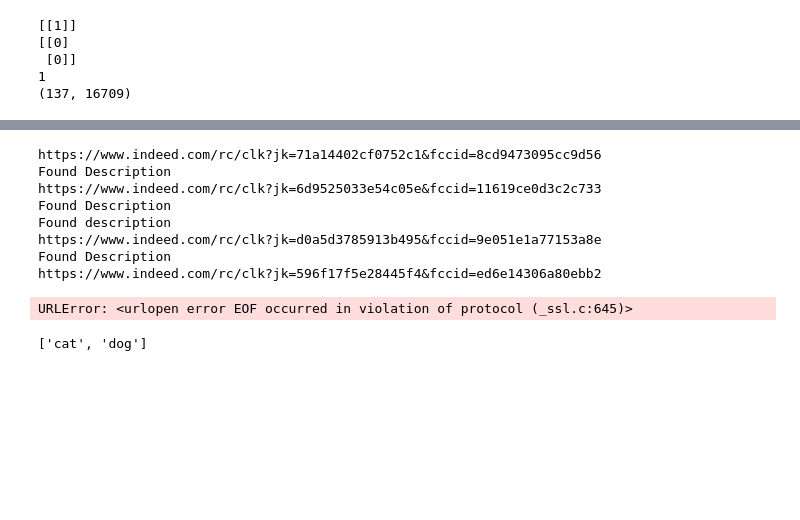
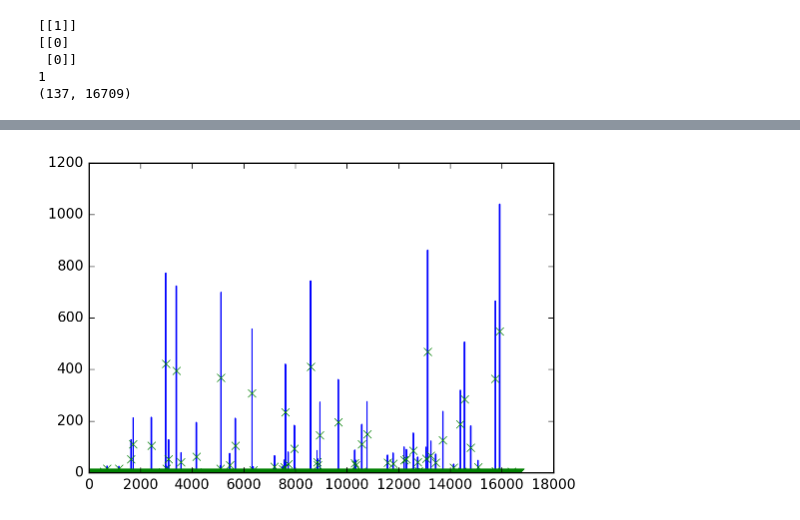
Before and after one commit to theScinder/semantHashJobDescriptions, a Jupyter notebook: semantHashJD.ipynb, the cells around one changed output, grey strips where cells are left out. Cells and saved outputs as stored; diff of their text form; code cells hidden in the pictures; blank space fills up the shorter version.

```diff
--- a/semantHashJD.ipynb
+++ b/semantHashJD.ipynb
@@ -583,66 +663,6 @@ len(wordcount)
-# %%
-# Get the job posting and convert it to text
-#myURL = urllib.request.urlopen('https://rn11.ultipro.com/SPA1004/JobBoard/JobDetails.aspx?__ID=*1041FEACD2D84A0C')
-if (1):
-    myAddy = 'https://www.indeed.com/q-Neural-Networks-l-California-jobs.html'
-    #myAddy = 'https://www.indeed.com/jobs?q=deep+learning&l=California'
-    myAddy = 'https://www.indeed.com/jobs?q=engineer&l=california'
-
-    req = urllib.request.Request(url=myAddy,headers={'User-Agent':' Mozilla/5.0 (Windows NT 6.1; WOW64; rv:12.0) Gecko/20100101 Firefox/12.0'})
-    try:
-        handler = urllib.request.urlopen(req)
-    except HTTPError as e:
-        content = e.read()
-    myURL = handler #urllib.request.urlopen(myAddy)
-
-    myTest = myURL.read()
-    soup = bs(myTest, 'html.parser')
-    myText = soup.get_text()
-myLinks = []
-for link in soup.find_all('a'):
-    if link.get('href'):
-        #print(link.get('href'))
-        if '/rc/' in link.get('href'):
-            myLinks.append('https://www.indeed.com' + link.get('href'))
-#print(myLinks)
-#print(len(myLinks))
-myText = ''
-for joblink in myLinks:
-    print(joblink)
-    req = urllib.request.Request(url=joblink,headers={'User-Agent':' Mozilla/5.0 (Windows NT 6.1; WOW64; rv:12.0) Gecko/20100101 Firefox/12.0'})
-    try:
-        handler = urllib.request.urlopen(req)
-    except HTTPError as e:
-        content = e.read()
-    myURL = handler
-    myReadURL = myURL.read()
-    soup = bs(myReadURL,'html.parser')
-    myTextTemp = soup.get_text()
-    myDescLoc = myTextTemp.find('Description')
-    print('Found Description')
-    if (myDescLoc == -1):
-        myDescLoc = myTextTemp.find('description')
-    elif (myDescLoc == -1):
-        print('Failed to find job description')
-    else:
-        print('Found description')
-
-    myText = myText + myTextTemp[myDescLoc:len(myTextTemp)]
-
-len(myText)
-# %% [output]
-https://www.indeed.com/rc/clk?jk=71a14402cf0752c1&fccid=8cd9473095cc9d56
-Found Description
-https://www.indeed.com/rc/clk?jk=6d9525033e54c05e&fccid=11619ce0d3c2c733
-Found Description
-Found description
-https://www.indeed.com/rc/clk?jk=d0a5d3785913b495&fccid=9e051e1a77153a8e
-Found Description
-https://www.indeed.com/rc/clk?jk=596f17f5e28445f4&fccid=ed6e14306a80ebb2
-URLError: <urlopen error EOF occurred in violation of protocol (_ssl.c:645)>
-# %%
-myTest = ['cat']
-myTest.append('dog')
-print(myTest)
-# %% [output]
-['cat', 'dog']
+# %%
+plt.plot(a0[:,100])
+plt.plot(a0[:,50],'x')
+plt.show()
+# %% [output]
+[figure, added]
```
Also changed, not shown: parts of 13 cells of this notebook.
